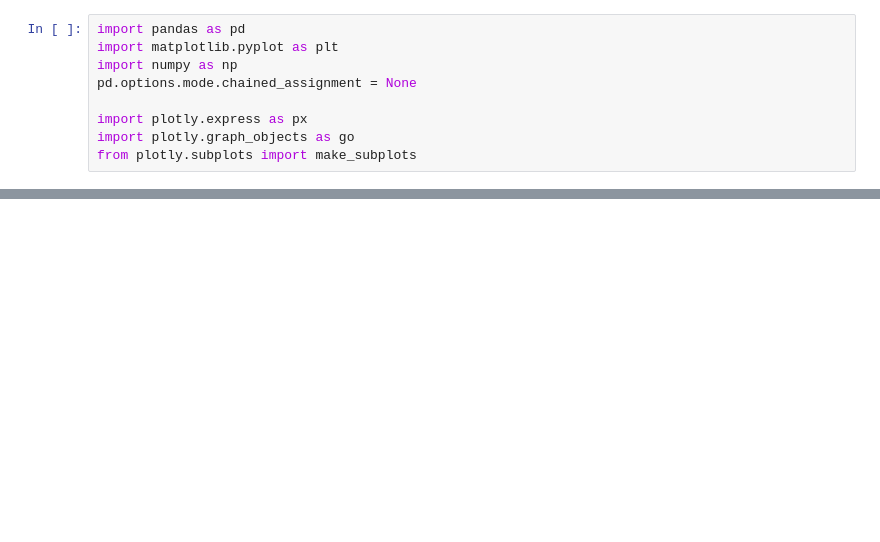
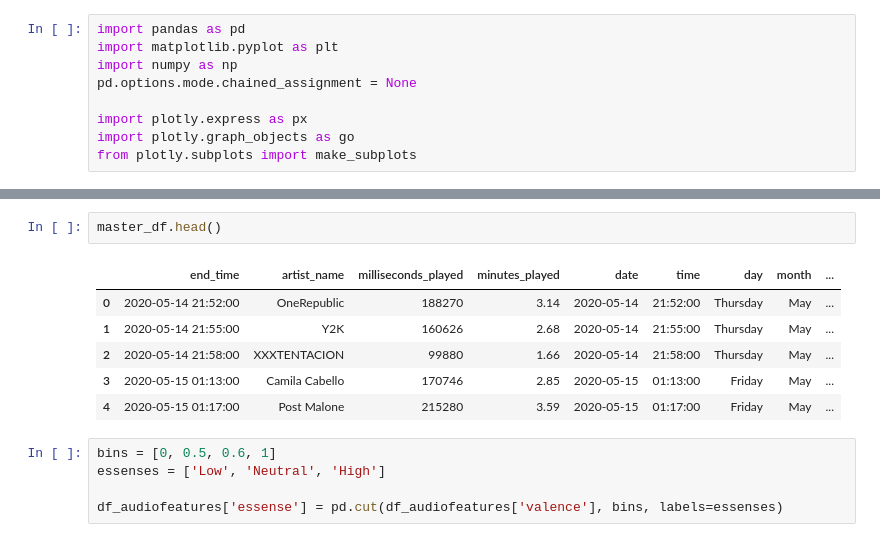
Before and after one commit to addds03/Spotify-API, a Jupyter notebook: EDA_musicTaste.ipynb, the cells around one changed output, grey strips where cells are left out. Cells and saved outputs as stored; diff of their text form; blank space fills up the shorter version.

```diff
--- a/EDA_musicTaste.ipynb
+++ b/EDA_musicTaste.ipynb
@@ -31,0 +108,14 @@ df_track_ids.head()
+# %%
+master_df.head()
+# %% [output]
+|  | end_time | artist_name | milliseconds_played | minutes_played | date | time | day | month | ... |
+| 0 | 2020-05-14 21:52:00 | OneRepublic | 188270 | 3.14 | 2020-05-14 | 21:52:00 | Thursday | May | ... |
+| 1 | 2020-05-14 21:55:00 | Y2K | 160626 | 2.68 | 2020-05-14 | 21:55:00 | Thursday | May | ... |
+| 2 | 2020-05-14 21:58:00 | XXXTENTACION | 99880 | 1.66 | 2020-05-14 | 21:58:00 | Thursday | May | ... |
+| 3 | 2020-05-15 01:13:00 | Camila Cabello | 170746 | 2.85 | 2020-05-15 | 01:13:00 | Friday | May | ... |
+| 4 | 2020-05-15 01:17:00 | Post Malone | 215280 | 3.59 | 2020-05-15 | 01:17:00 | Friday | May | ... |
+# %%
+bins = [0, 0.5, 0.6, 1]
+essenses = ['Low', 'Neutral', 'High']
+
+df_audiofeatures['essense'] = pd.cut(df_audiofeatures['valence'], bins, labels=essenses)
```
Also changed, not shown: parts of 17 cells of this notebook.
